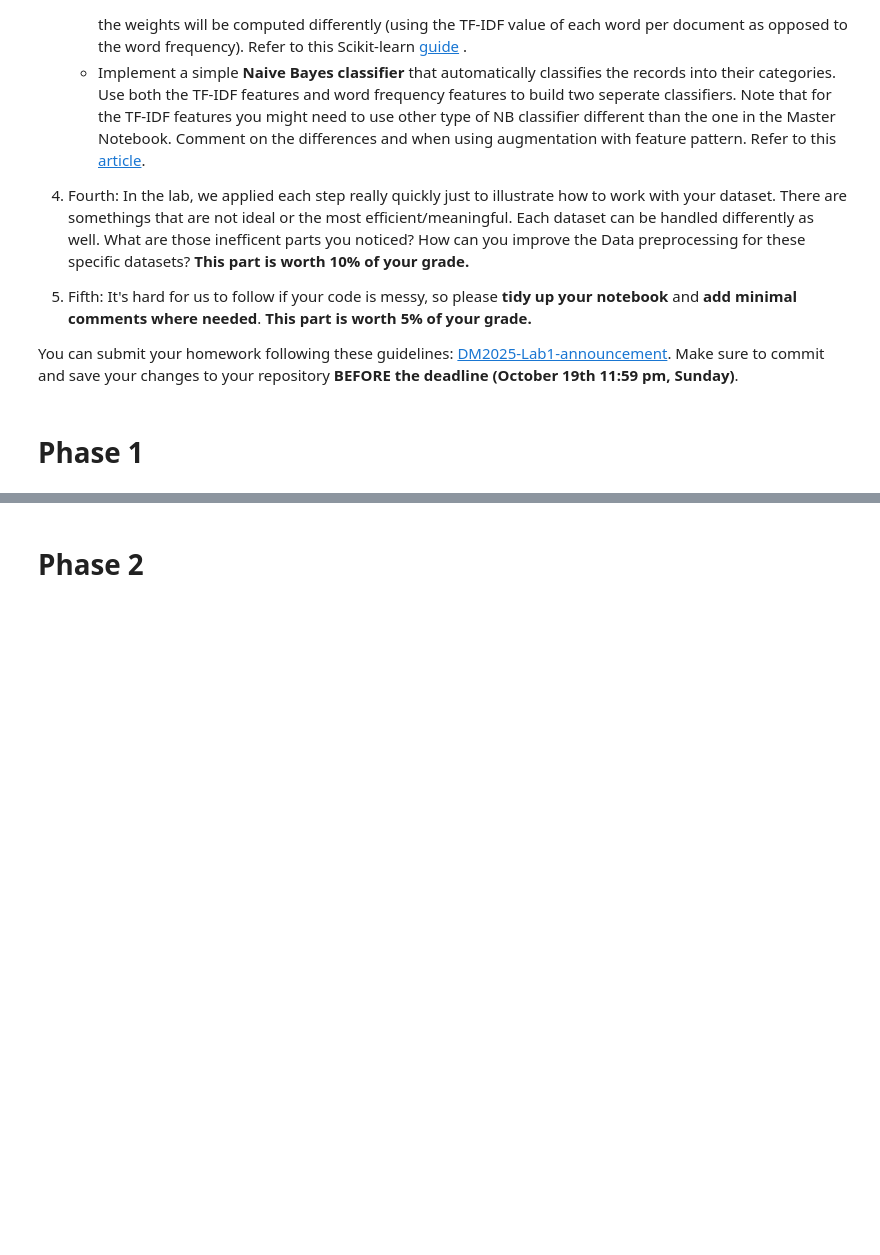
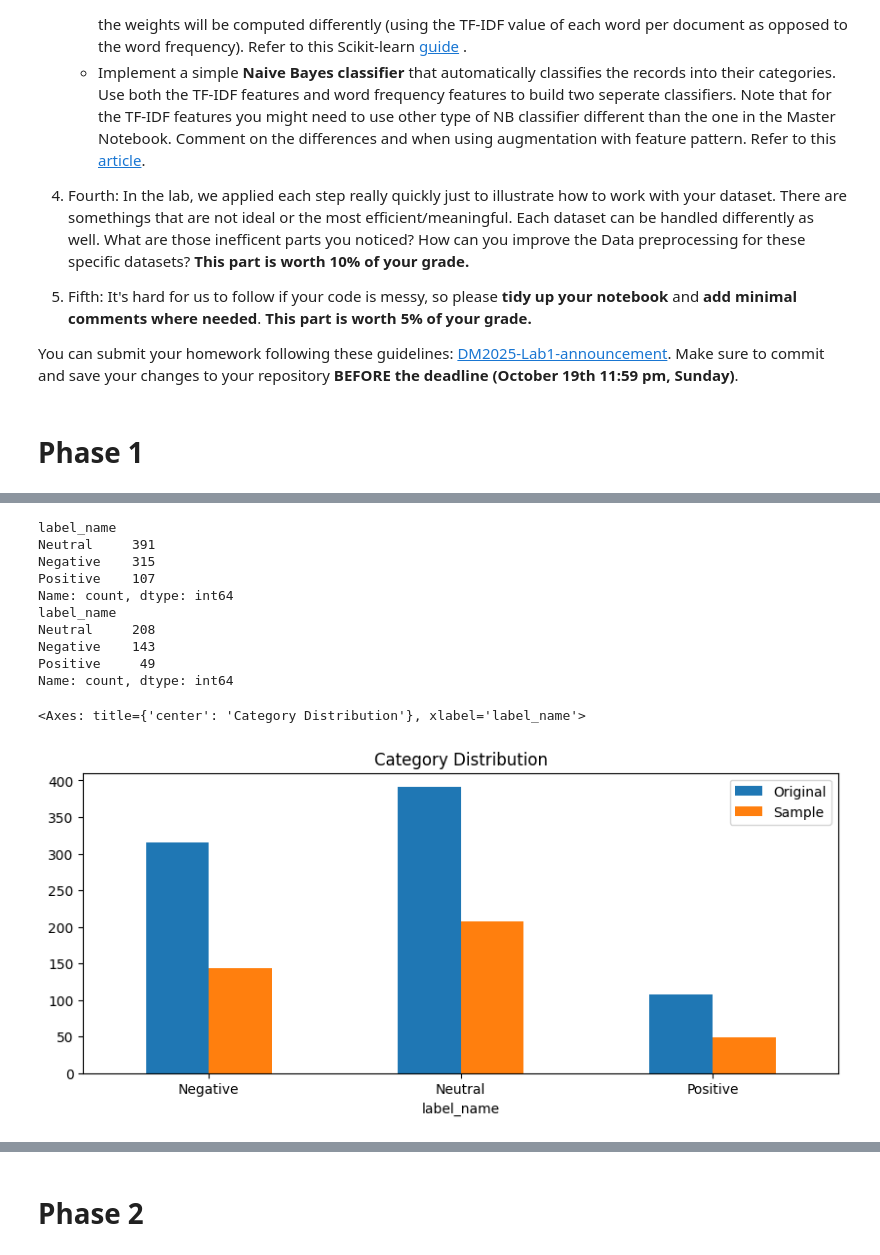
Before and after one commit to william-code87/DM2025-Lab1-Exercise, a Jupyter notebook: DM2025-Lab1-Homework.ipynb, the cells around one changed output, grey strips where cells are left out. Drawn from its saved outputs; the diff is of its cells as text; code cells hidden in the pictures; blank space fills up the shorter version.

```diff
--- a/DM2025-Lab1-Homework.ipynb
+++ b/DM2025-Lab1-Homework.ipynb
@@ -62,0 +83,5 @@ You can submit your homework following these guidelines: [DM2025-Lab1-announceme
+# %%
+data['label'] = data['label'].astype(int) # convert label to int
+data['label_name'] = data['label'].apply(lambda x: categories[x])
+data = data[['text', 'label', 'label_name']]
+data.head()
@@ -62,0 +95,8 @@ You can submit your homework following these guidelines: [DM2025-Lab1-announceme
+# %%
+# handling missing data
+missing_mask = data.applymap(lambda x: pd.isna(x) or str(x).strip() == '') # check for NaN and empty value
+missing_counts = missing_mask.sum()
+
+print(missing_counts)
+
+data.dropna(inplace=True)
@@ -62,0 +108,8 @@ You can submit your homework following these guidelines: [DM2025-Lab1-announceme
+# %%
+# handling duplicate data
+print(f"Sum duplicates data: {sum(data.duplicated())}")
+
+data.drop_duplicates(keep=False, inplace=True)
+
+print(f"Sum duplicates data after deletion: {sum(data.duplicated())}")
+print(f"Data shape:{data.shape}")
@@ -62,0 +120,5 @@ You can submit your homework following these guidelines: [DM2025-Lab1-announceme
+# %%
+# data sampling
+data_sample = data.sample(n=400)
+print(len(data_sample))
+print(data_sample.head())
@@ -62,0 +133,30 @@ You can submit your homework following these guidelines: [DM2025-Lab1-announceme
+# %%
+# Visualize original data and sample data
+print(data.label_name.value_counts())
+print(data_sample.label_name.value_counts())
+
+orig_counts = data['label_name'].value_counts().sort_index()
+sample_counts = data_sample['label_name'].value_counts().sort_index()
+
+comparison_df = pd.DataFrame({
+    'Original': orig_counts,
+    'Sample': sample_counts
+})
+
+comparison_df.plot(kind='bar',
+                   figsize=(10,4),
+                   title='Category Distribution',
+                   rot=0)
+# %% [output]
+label_name
+Neutral     391
+Negative    315
+Positive    107
+Name: count, dtype: int64
+label_name
+Neutral     208
+Negative    143
+Positive     49
+Name: count, dtype: int64
+<Axes: title={'center': 'Category Distribution'}, xlabel='label_name'>
+[figure, added]
```
Also changed, not shown: parts of 18 cells of this notebook, 1 other file.
